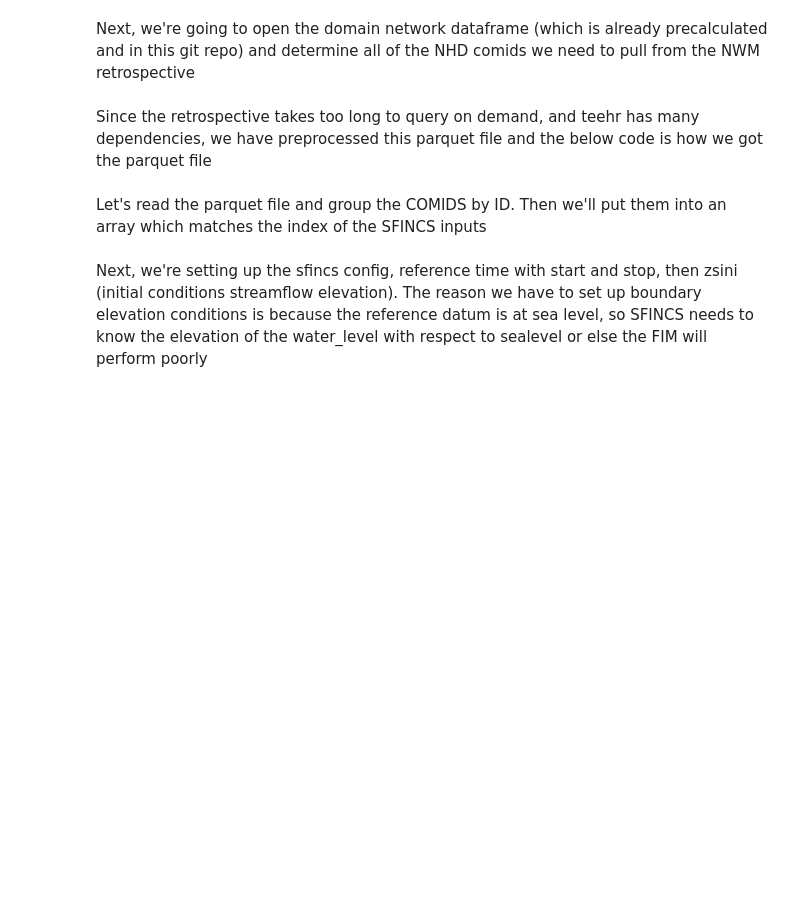
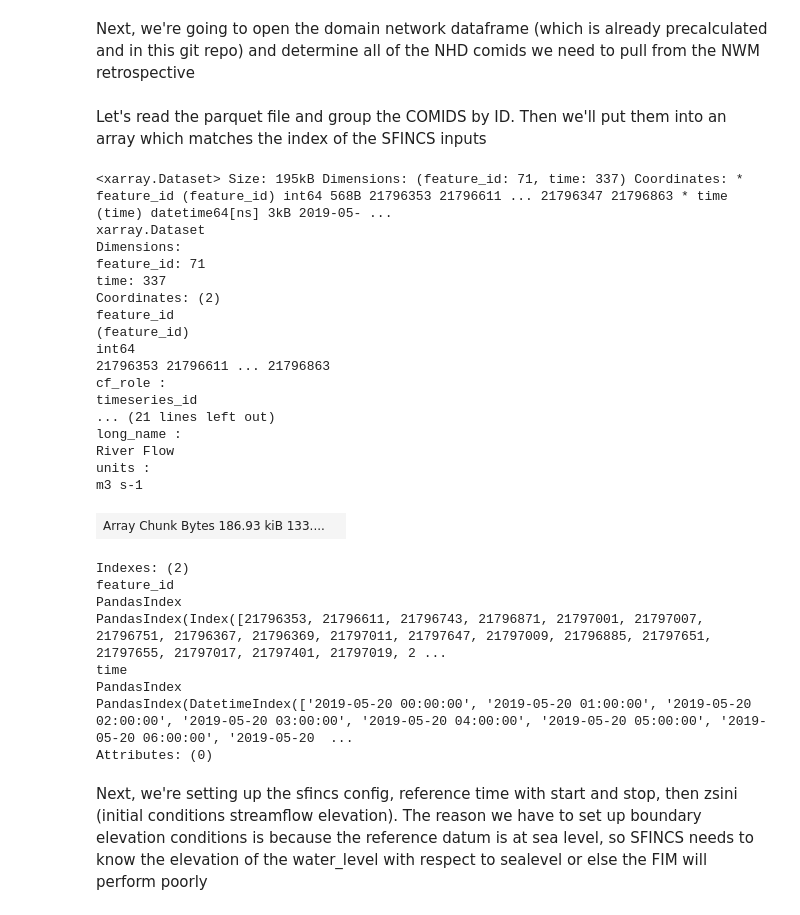
Before and after one commit to taddyb/near_real-time_sfincs, a Jupyter notebook: notebooks/01_build_sfincs_from_nwm.ipynb, the cells around one changed output. Cells and saved outputs as stored; diff of their text form; code cells hidden in the pictures; blank space fills up the shorter version.

```diff
--- a/notebooks/01_build_sfincs_from_nwm.ipynb
+++ b/notebooks/01_build_sfincs_from_nwm.ipynb
@@ -170,3 +173 @@ all_comids = list(set([x for _, group in domain_network.groupby("id")
 output_dir = Path.cwd() / "../data/NWM/nwm30_retrospective"
-# %% [markdown]
-Since the retrospective takes too long to query on demand, and teehr has many dependencies, we have preprocessed this parquet file and the below code is how we got the parquet file
@@ -197,3 +176,34 @@ time_range = flow_data.value_time.unique()
+# %%
+flow_data = xr.open_zarr("../data/NWM/retro")
+time_range = flow_data.time.values
+flow_data
+# %% [output]
+<xarray.Dataset> Size: 195kB Dimensions: (feature_id: 71, time: 337) Coordinates: * feature_id (feature_id) int64 568B 21796353 21796611 ... 21796347 21796863 * time (time) datetime64[ns] 3kB 2019-05- ...
+xarray.Dataset
+Dimensions:
+feature_id: 71
+time: 337
+Coordinates: (2)
+feature_id
+(feature_id)
+int64
+21796353 21796611 ... 21796863
+cf_role :
+timeseries_id
+... (21 lines left out)
+long_name :
+River Flow
+units :
+m3 s-1
+| Array Chunk Bytes 186.93 kiB 133.... |  |
+Indexes: (2)
+feature_id
+PandasIndex
+PandasIndex(Index([21796353, 21796611, 21796743, 21796871, 21797001, 21797007, 21796751, 21796367, 21796369, 21797011, 21797647, 21797009, 21796885, 21797651, 21797655, 21797017, 21797401, 21797019, 2 ...
+time
+PandasIndex
+PandasIndex(DatetimeIndex(['2019-05-20 00:00:00', '2019-05-20 01:00:00', '2019-05-20 02:00:00', '2019-05-20 03:00:00', '2019-05-20 04:00:00', '2019-05-20 05:00:00', '2019-05-20 06:00:00', '2019-05-20  ...
+Attributes: (0)
 # %%
 flows_arr = np.zeros((len(time_range), sf.forcing['dis'].shape[1]))
 for idx, row in joined_flowlines.iterrows():
```
Also changed, not shown: parts of 6 cells of this notebook, 1 other file.
